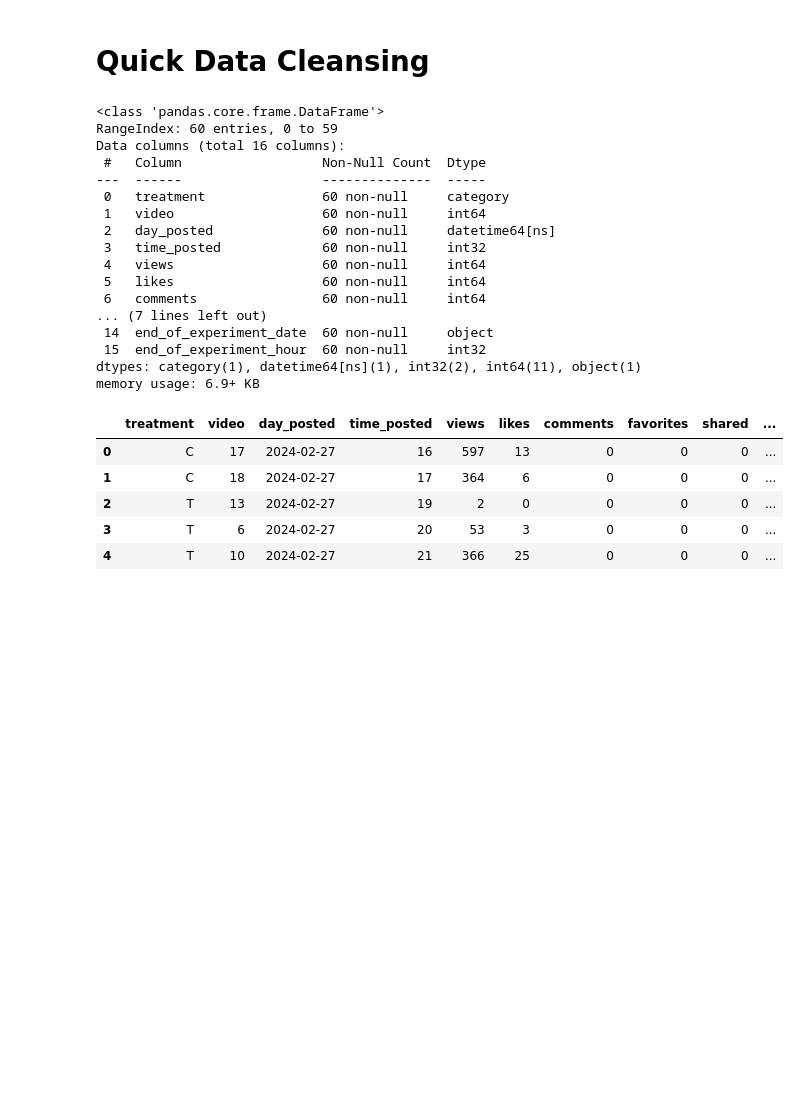
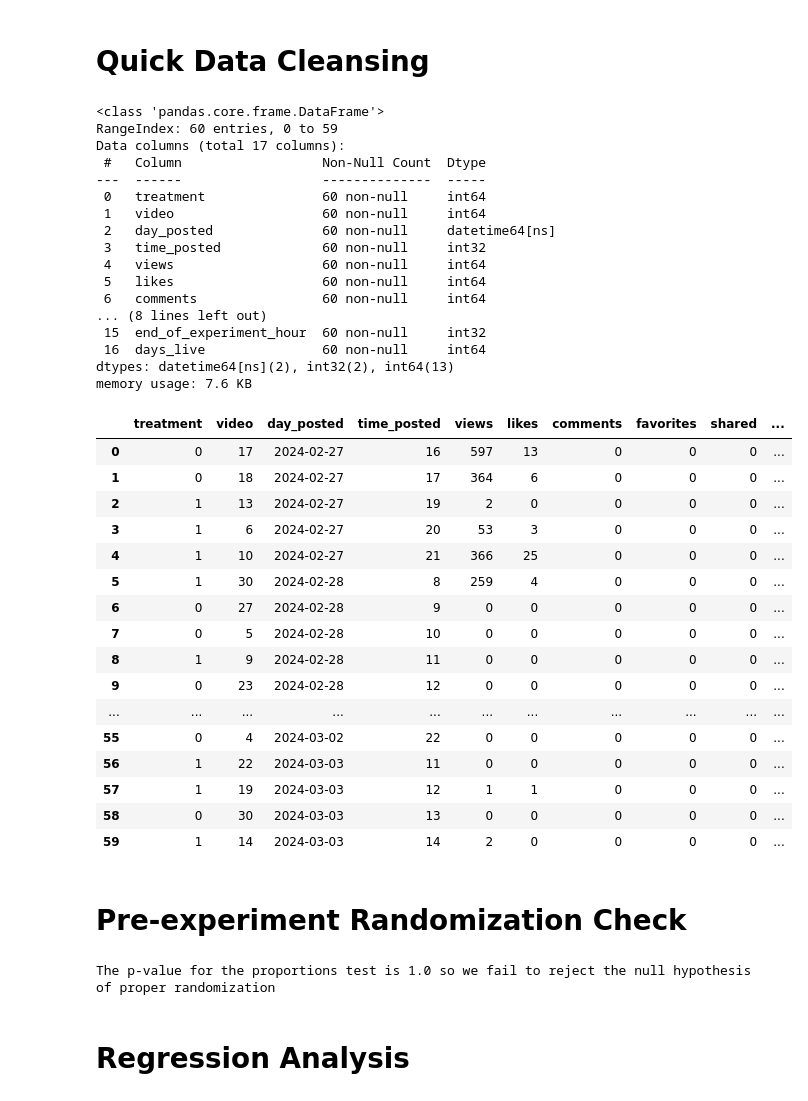
Before and after one commit to jbbjr/sound-vs-engagement, a Jupyter notebook: analysis.ipynb, the cells around one changed output. Saved outputs shown, nothing was run; the diff lists cells and outputs as text; code cells hidden in the pictures; blank space fills up the shorter version.

Commit message:
completing analysis.ipynb

```diff
--- a/analysis.ipynb
+++ b/analysis.ipynb
@@ -34,13 +34,16 @@ memory usage: 8.6+ KB
 # %% [markdown]
 # Quick Data Cleansing
 # %%
-data['treatment'] = data['treatment'].astype('category')
+data['treatment'] = data['treatment'].apply(lambda x: 1 if x == 'T' else 0).astype(int)
+
 data['video'] = (data['video'].apply(lambda x: x.split('#')[1])).astype(int)
 data['day_posted'] = pd.to_datetime(data['day_posted'])
 data['time_posted'] = pd.to_datetime(data['time_posted']).dt.hour
 data['end_of_experiment_date_time'] = pd.to_datetime(data['end_of_experiment_date_time'])
 data['end_of_experiment_date'] = data['end_of_experiment_date_time'].dt.date
+data['end_of_experiment_date'] = pd.to_datetime(data['end_of_experiment_date_time'])
 data['end_of_experiment_hour'] = data['end_of_experiment_date_time'].dt.hour
+data['days_live'] = (data['end_of_experiment_date'] - data['day_posted']).apply(lambda x: str(x).split(' days')[0]).astype(int)
 
 data = data.drop(columns=['song_rank', 'video_length', 'time_data_collected', 'end_of_experiment_date_time'])
 # %%
@@ -48,27 +51,54 @@ data.info()
 # %% [output]
 <class 'pandas.core.frame.DataFrame'>
 RangeIndex: 60 entries, 0 to 59
-Data columns (total 16 columns):
+Data columns (total 17 columns):
  #   Column                  Non-Null Count  Dtype
 ---  ------                  --------------  -----
- 0   treatment               60 non-null     category
+ 0   treatment               60 non-null     int64
  1   video                   60 non-null     int64
  2   day_posted              60 non-null     datetime64[ns]
  3   time_posted             60 non-null     int32
  4   views                   60 non-null     int64
  5   likes                   60 non-null     int64
  6   comments                60 non-null     int64
-... (7 lines left out)
- 14  end_of_experiment_date  60 non-null     object
+... (8 lines left out)
  15  end_of_experiment_hour  60 non-null     int32
-dtypes: category(1), datetime64[ns](1), int32(2), int64(11), object(1)
-memory usage: 6.9+ KB
+ 16  days_live               60 non-null     int64
+dtypes: datetime64[ns](2), int32(2), int64(13)
+memory usage: 7.6 KB
 # %%
-data.head()
+data
 # %% [output]
 |  | treatment | video | day_posted | time_posted | views | likes | comments | favorites | shared | ... |
-| 0 | C | 17 | 2024-02-27 | 16 | 597 | 13 | 0 | 0 | 0 | ... |
-| 1 | C | 18 | 2024-02-27 | 17 | 364 | 6 | 0 | 0 | 0 | ... |
-| 2 | T | 13 | 2024-02-27 | 19 | 2 | 0 | 0 | 0 | 0 | ... |
-| 3 | T | 6 | 2024-02-27 | 20 | 53 | 3 | 0 | 0 | 0 | ... |
-| 4 | T | 10 | 2024-02-27 | 21 | 366 | 25 | 0 | 0 | 0 | ... |
+| 0 | 0 | 17 | 2024-02-27 | 16 | 597 | 13 | 0 | 0 | 0 | ... |
+| 1 | 0 | 18 | 2024-02-27 | 17 | 364 | 6 | 0 | 0 | 0 | ... |
+| 2 | 1 | 13 | 2024-02-27 | 19 | 2 | 0 | 0 | 0 | 0 | ... |
+| 3 | 1 | 6 | 2024-02-27 | 20 | 53 | 3 | 0 | 0 | 0 | ... |
+| 4 | 1 | 10 | 2024-02-27 | 21 | 366 | 25 | 0 | 0 | 0 | ... |
+| 5 | 1 | 30 | 2024-02-28 | 8 | 259 | 4 | 0 | 0 | 0 | ... |
+| 6 | 0 | 27 | 2024-02-28 | 9 | 0 | 0 | 0 | 0 | 0 | ... |
+| 7 | 0 | 5 | 2024-02-28 | 10 | 0 | 0 | 0 | 0 | 0 | ... |
+| 8 | 1 | 9 | 2024-02-28 | 11 | 0 | 0 | 0 | 0 | 0 | ... |
+| 9 | 0 | 23 | 2024-02-28 | 12 | 0 | 0 | 0 | 0 | 0 | ... |
+| ... | ... | ... | ... | ... | ... | ... | ... | ... | ... | ... |
+| 55 | 0 | 4 | 2024-03-02 | 22 | 0 | 0 | 0 | 0 | 0 | ... |
+| 56 | 1 | 22 | 2024-03-03 | 11 | 0 | 0 | 0 | 0 | 0 | ... |
+| 57 | 1 | 19 | 2024-03-03 | 12 | 1 | 1 | 0 | 0 | 0 | ... |
+| 58 | 0 | 30 | 2024-03-03 | 13 | 0 | 0 | 0 | 0 | 0 | ... |
+| 59 | 1 | 14 | 2024-03-03 | 14 | 2 | 0 | 0 | 0 | 0 | ... |
+# %% [markdown]
+# Pre-experiment Randomization Check
+# %%
+# proportions_ztest function to check whether the randomization proportion was intended
+
+from statsmodels.stats.proportion import proportions_ztest
+
+treated = data['treatment'].sum()
+n = len(data)
+
+_, p_val = proportions_ztest(treated, n, value=.5)
+print(f"The p-value for the proportions test is {p_val:.2} so we fail to reject the null hypothesis of proper randomization")
+# %% [output]
+The p-value for the proportions test is 1.0 so we fail to reject the null hypothesis of proper randomization
+# %% [markdown]
+# Regression Analysis
```
Also changed, not shown: parts of 7 cells of this notebook.
